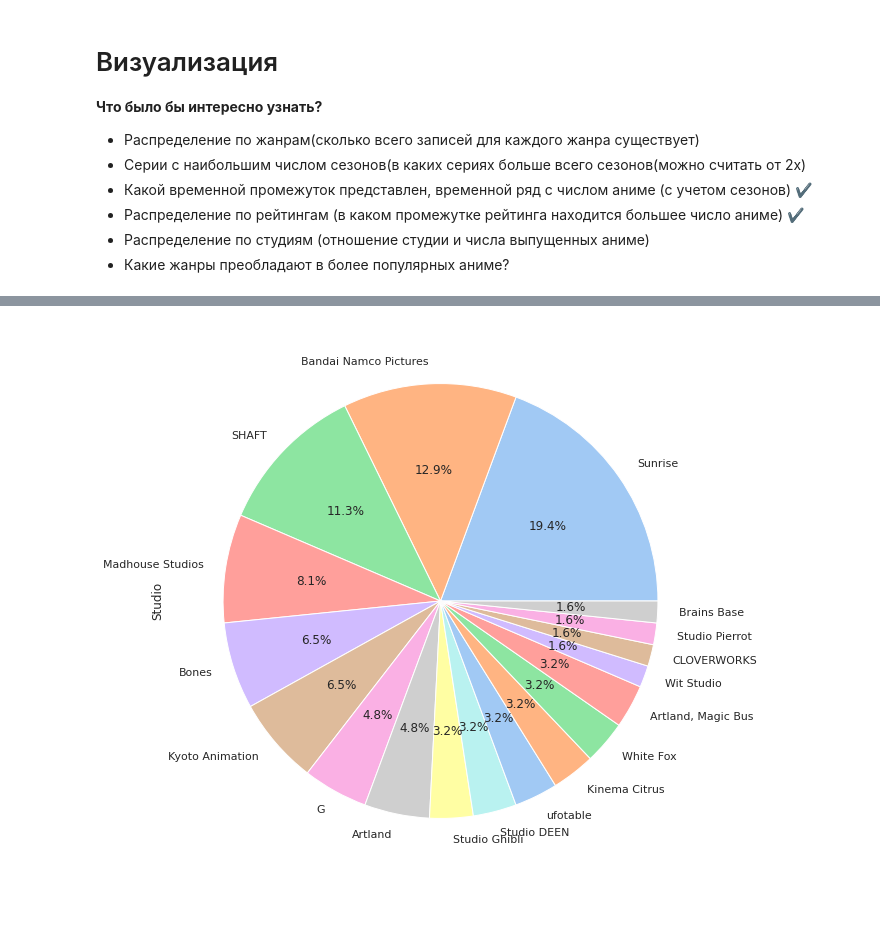
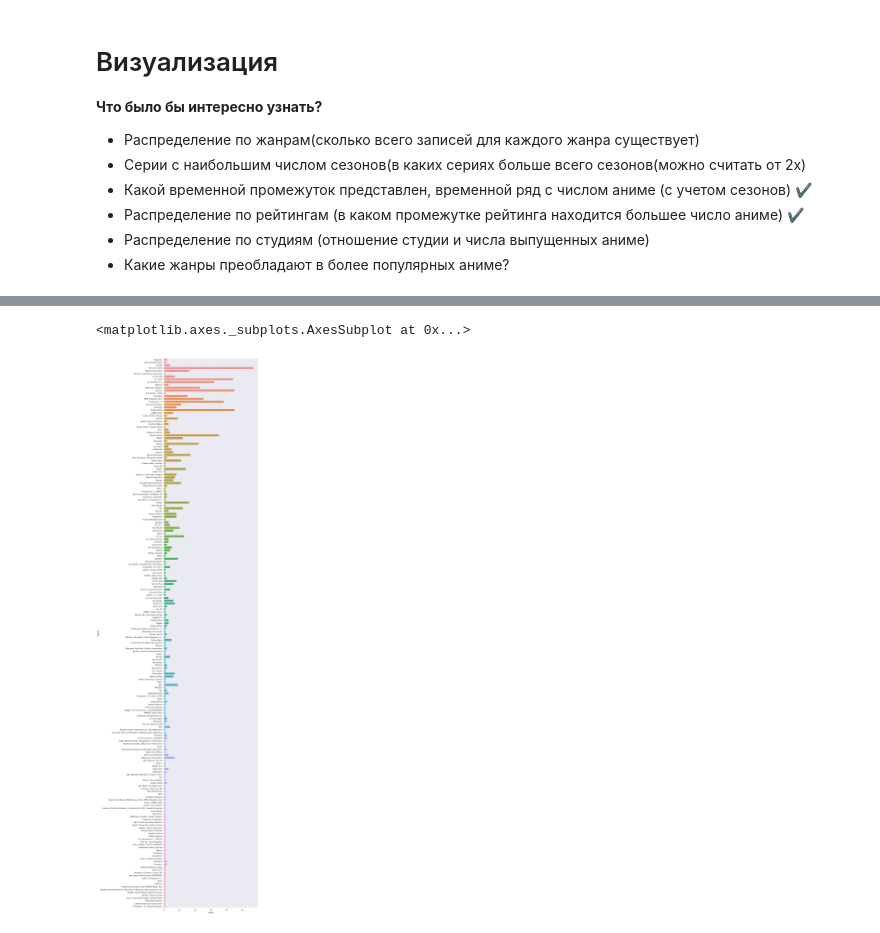
Before and after one commit to mellik21/recommendationBot, a Jupyter notebook: visualisation.ipynb, the cells around one changed output, grey strips where cells are left out. Saved outputs shown, nothing was run; the diff lists cells and outputs as text; code cells hidden in the pictures.

```diff
--- a/visualisation.ipynb
+++ b/visualisation.ipynb
@@ -54,4 +55,13 @@ studio_df = data.Studio.value_counts()
 # %%
-plot = studio_df.plot.pie(y='vals', figsize=(10, 10), autopct="%.1f%%")
+#Распределение по студиям
+#colors = ['#ff9999','#66b3ff','#99ff99','#ffcc99']
+#studio_df = data.Studio.value_counts()
+#plot = studio_df.plot.pie(y='vals', figsize=(10, 10), autopct="%.1f%%")
-# %% [output]
-[figure, removed]
+# %%
+#Распределение по студиям
+# РАБОТАЕТ НЕ ВЕРНО ТК ОДНО АНИМЕ МОГУТ ДЕЛАТЬ СРАЗУ НЕСКОЛЬКО СТУДИЙ, НАДО ЭТО УЧЕСТЬ"!!!!!!!
+f, ax = plt.subplots(figsize=(10,60))
+sns.countplot(y="Studio", data=data)
+# %% [output]
+<matplotlib.axes._subplots.AxesSubplot at 0x...>
+[figure, added]
```
Also changed, not shown: parts of 4 cells of this notebook, 2 other files.
